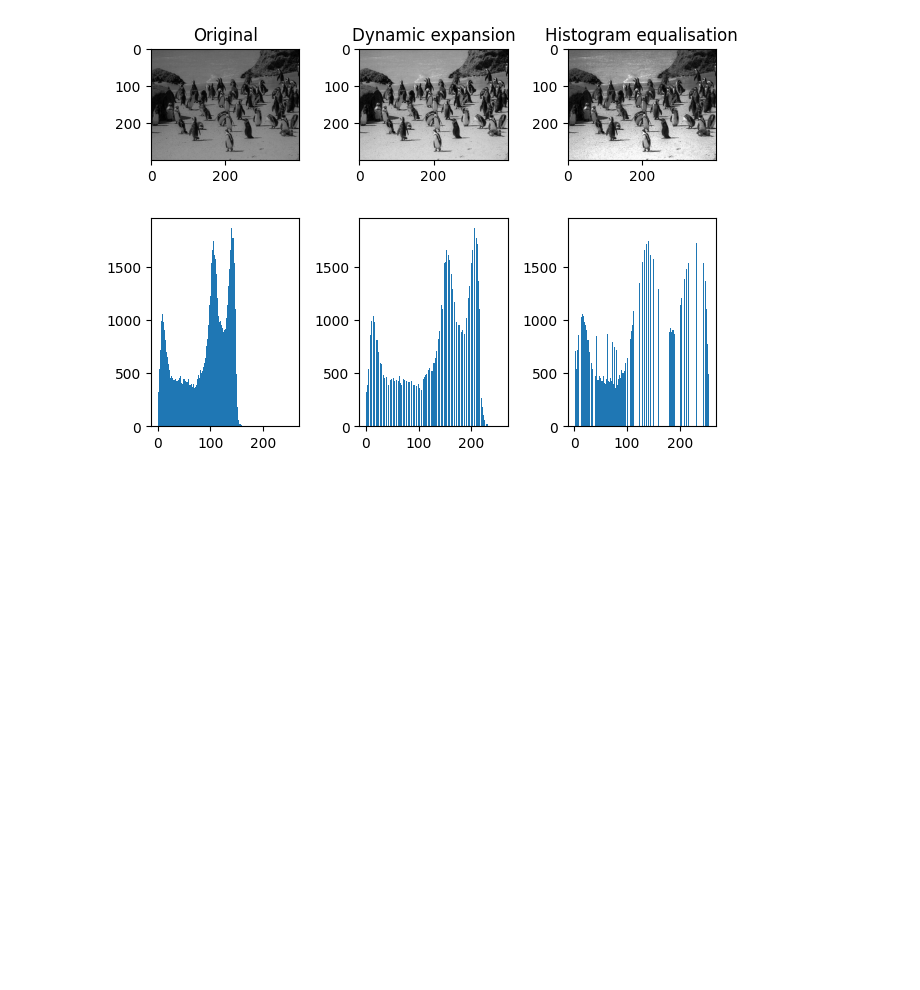
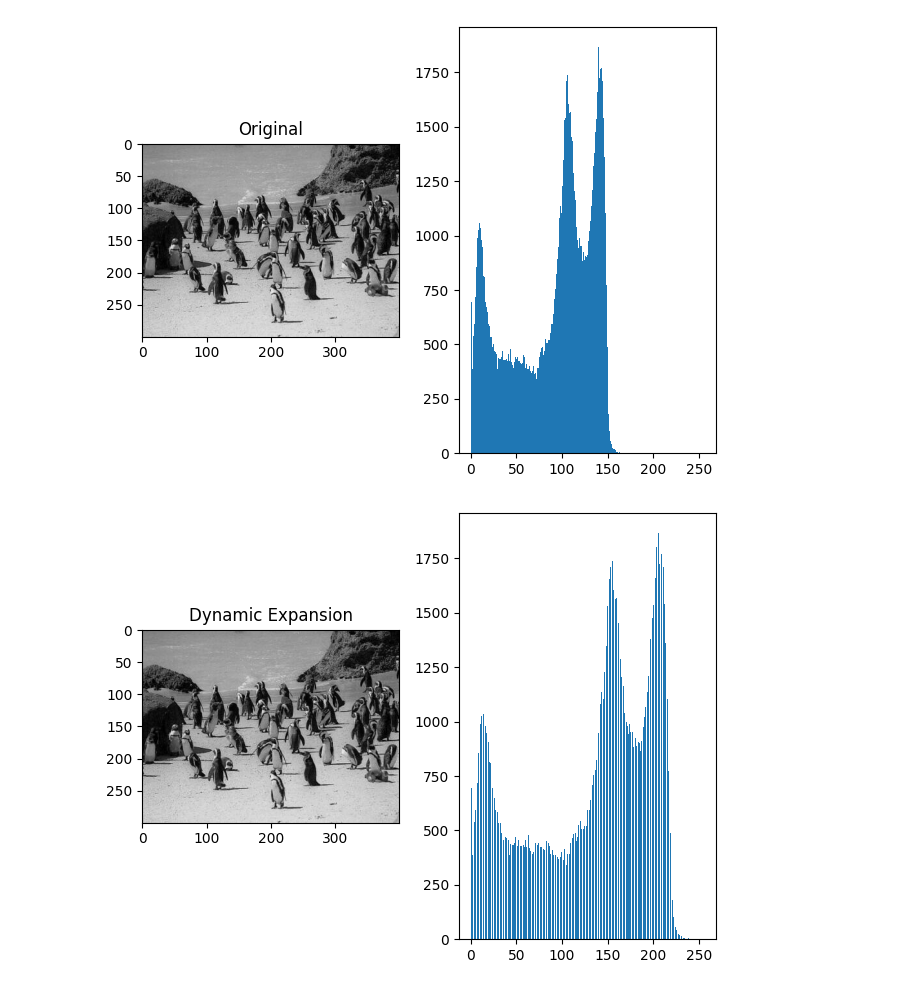
Before and after one commit to noe-upssitech/Image-Processing, a Jupyter notebook: TP2/src/book.ipynb, the cells around one changed output. Saved outputs shown, nothing was run; the diff lists cells and outputs as text; code cells hidden in the pictures; blank space fills up the shorter version.

```diff
--- a/TP2/src/book.ipynb
+++ b/TP2/src/book.ipynb
@@ -37,24 +37,22 @@ def histogram_equalisation(im):
 # %%
 _load = lambda str: plt.imread('../res/' + str)
 
-def plot_im_and_hist(img):
-    _to_rgb = lambda img: np.dstack((img, img, img))
-
-    def plot(im, title, id):
-        plt.subplot(2, 3, id)
-        plt.imshow(_to_rgb(im))
-        plt.title(title)
-        plt.subplot(2, 3, id+3)
-        plt.hist(im.ravel(), 256, [0, 256])
-
-    plot(img, 'Originale', 1)
-    plot(dynamic_expansion(img), 'Expansion dynamique', 2)
-    plot(histogram_equalisation(img), 'Egalisation d\'histogramme', 3)
-
+def plot_im_and_hist(img, title):
+    plt.subplot(1, 2, 1)
+    plt.imshow(img, cmap='gray')
+    plt.title(title)
+    plt.subplot(1, 2, 2)
+    plt.hist(img.ravel(), 256, [0, 256])
     plt.tight_layout()
     plt.show()
+
+def plot_all(img):
+    plot_im_and_hist(img, 'Original')
+    plot_im_and_hist(dynamic_expansion(img), 'Dynamic Expansion')
+    plot_im_and_hist(histogram_equalisation(img), 'Histogram Equalisation')
 # %%
 im_01 = _load("TP02-01.jpg")
-plot_im_and_hist(im_01)
+plot_all(im_01)
 # %% [output]
-[figure, old version]
+[figure, new version]
+[figure, added]
```
Also changed, not shown: parts of 3 cells of this notebook, 1 other file.
